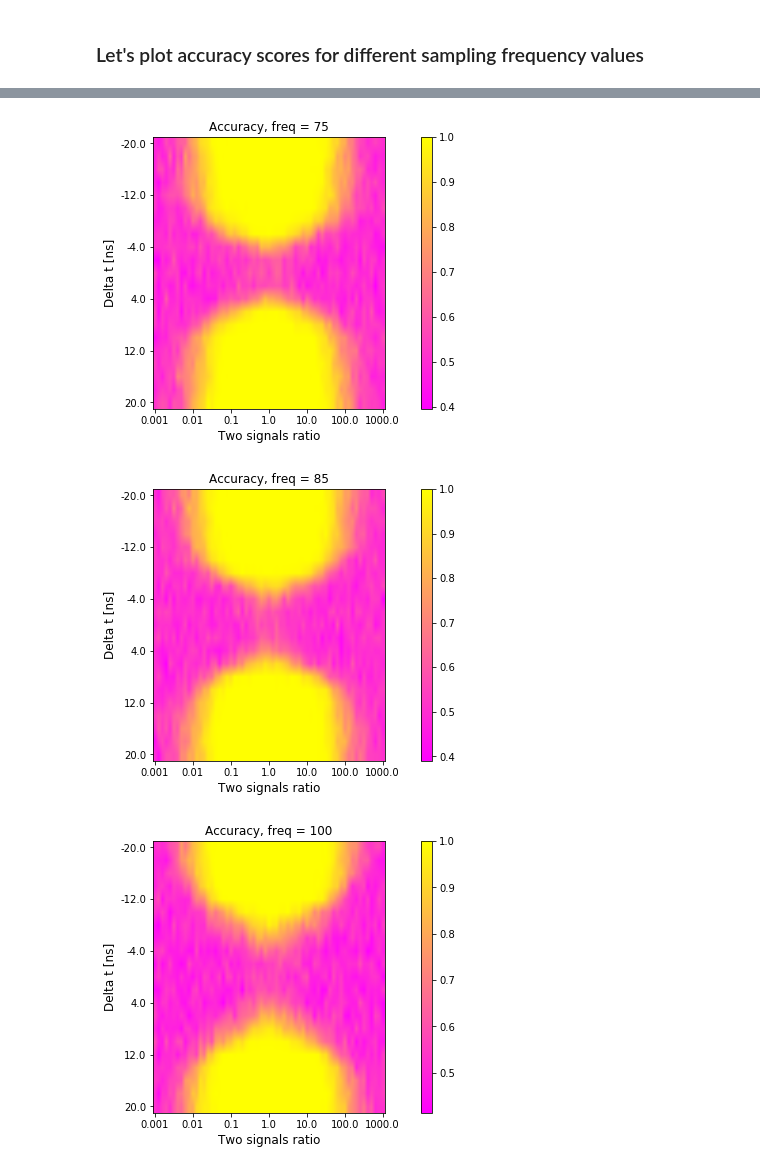
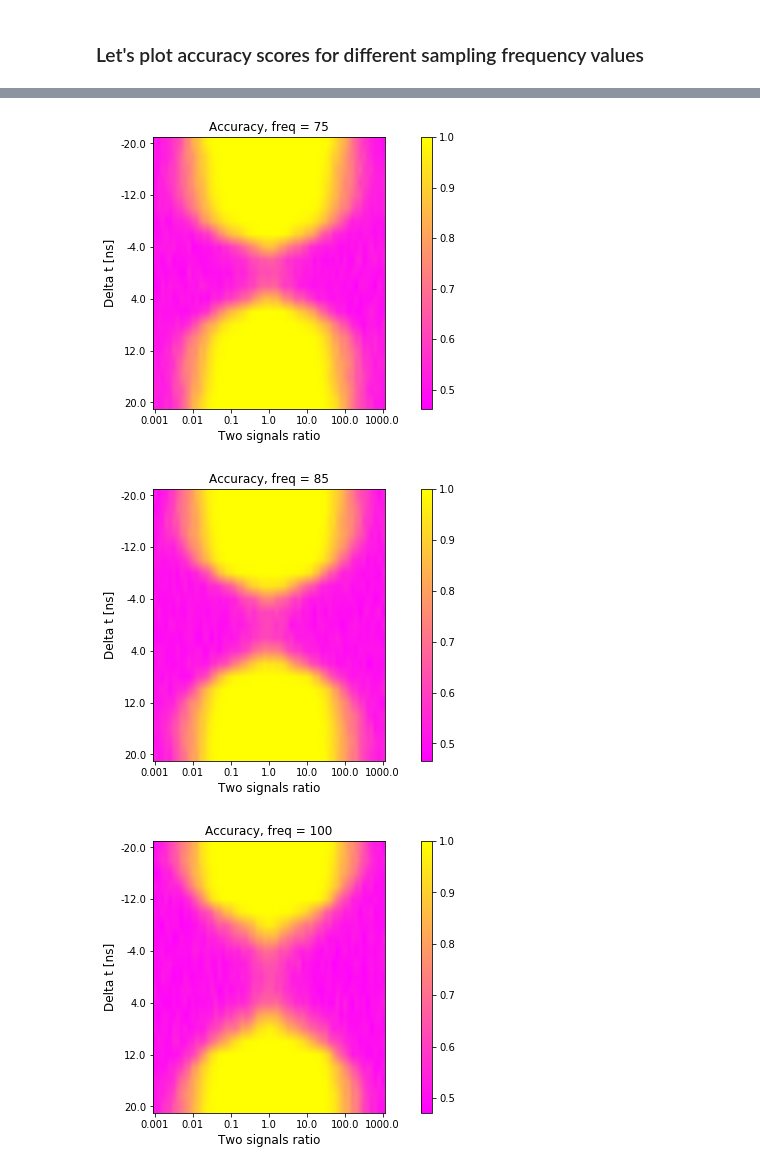
Before and after one commit to whiteRa2bit/cern_summer_project, a Jupyter notebook: problem2/classifier.ipynb, the cells around one changed output, grey strips where cells are left out. Saved outputs shown, nothing was run; the diff lists cells and outputs as text; code cells hidden in the pictures.

Commit message:
plot for different frequency

```diff
--- a/problem2/classifier.ipynb
+++ b/problem2/classifier.ipynb
@@ -31,7 +31,7 @@ def get_data():
 
     return X, y
 
-def get_freq_data(X, freq=20, start_point=384):
+def get_freq_data(X, freq=1, start_point=384):
     X_freq = np.concatenate([X[:, start_point::-freq][:, ::-1], X[:, start_point + freq::freq]], axis=1)
     return X_freq
 
@@ -437,10 +437,21 @@ def plot_color_map(scores_dict, alpha_values, tau_values, alpha_freq=10, tau_fre
 
     plt.colorbar(im, cax=cax)
     plt.show()
+# %%
+import pickle
+
+def save_obj(obj, name ):
+    with open('./data/'+ name + '.pkl', 'wb') as f:
+        pickle.dump(obj, f, pickle.HIGHEST_PROTOCOL)
+
+def load_obj(name ):
+    with open('./data/' + name + '.pkl', 'rb') as f:
+        return pickle.load(f)
 # %%
 for freq in freq_values:
     X_origin, y_origin = get_data()
-    scores_dict = calculate_scores(X_origin, alpha_values, tau_values, data_size=300, freq=freq)
+    scores_dict = calculate_scores(X_origin, alpha_values, tau_values, data_size=2000, freq=freq)
     plot_color_map(scores_dict, alpha_values, tau_values, freq=freq)
+    save_obj(scores_dict, 'scores_freq=' + str(freq))
 #     plot_score_3d(scores_dict)
 # %% [output]
@@ -451,3 +462,3 @@ for freq in freq_values:
-[figure, old version]
+[figure, new version]
-[figure, old version]
+[figure, new version]
-[figure, old version]
+[figure, new version]
```
Also changed, not shown: parts of 4 cells of this notebook, 7 other files.
